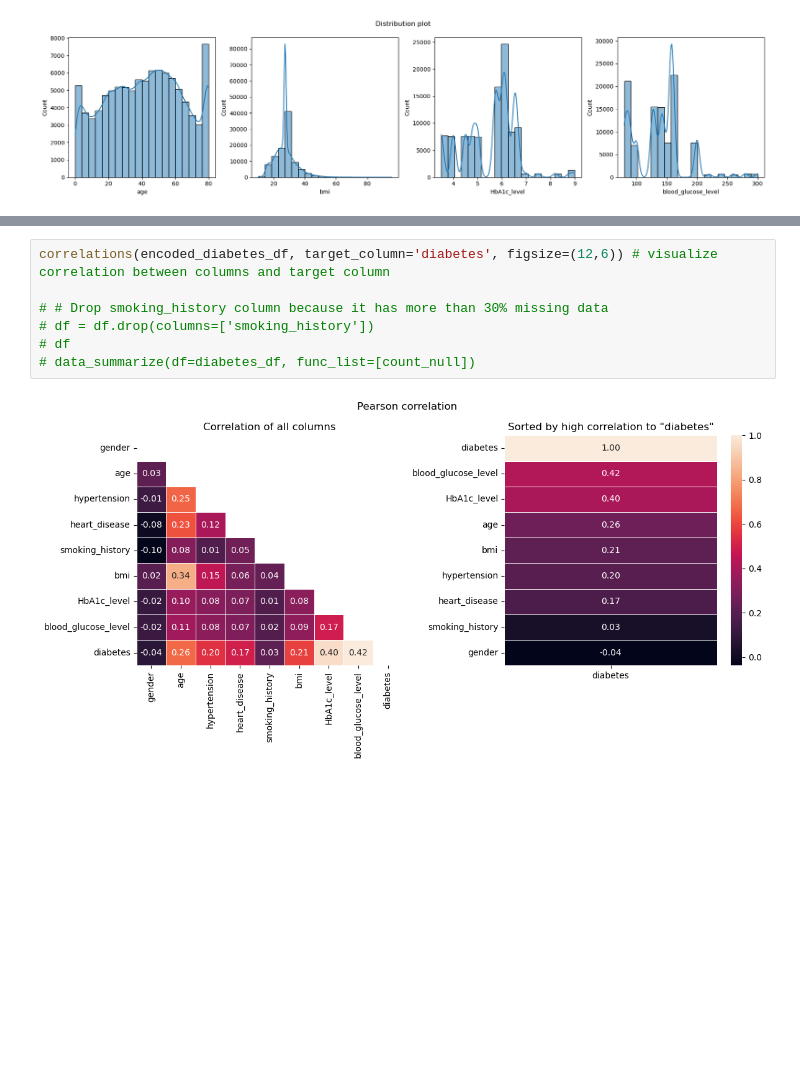
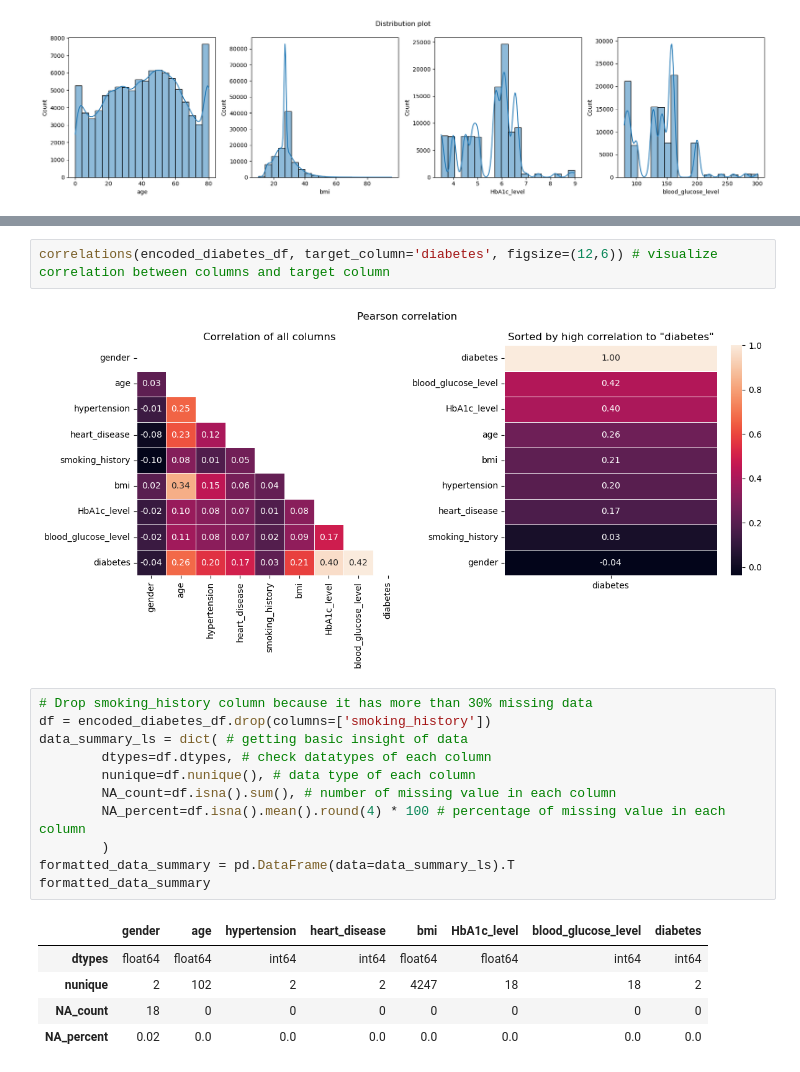
Before and after one commit to YeochanYoun119/Diabetes_Study, a Jupyter notebook: diabetes_study.ipynb, the cells around one changed output, grey strips where cells are left out. Cells and saved outputs as stored; diff of their text form; blank space fills up the shorter version.

```diff
--- a/diabetes_study.ipynb
+++ b/diabetes_study.ipynb
@@ -101,10 +101,22 @@ diabetes_df.describe()
 | max | 80.000000 | 1.00000 | 1.000000 | 95.690000 | 9.000000 | 300.000000 | 1.000000 |
 # %%
 correlations(encoded_diabetes_df, target_column='diabetes', figsize=(12,6)) # visualize correlation between columns and target column
-
-# # Drop smoking_history column because it has more than 30% missing data
-# df = df.drop(columns=['smoking_history'])
-# df
-# data_summarize(df=diabetes_df, func_list=[count_null])
 # %% [output]
 [figure]
+# %%
+# Drop smoking_history column because it has more than 30% missing data
+df = encoded_diabetes_df.drop(columns=['smoking_history'])
+data_summary_ls = dict( # getting basic insight of data
+        dtypes=df.dtypes, # check datatypes of each column
+        nunique=df.nunique(), # data type of each column
+        NA_count=df.isna().sum(), # number of missing value in each column
+        NA_percent=df.isna().mean().round(4) * 100 # percentage of missing value in each column
+        )
+formatted_data_summary = pd.DataFrame(data=data_summary_ls).T
+formatted_data_summary
+# %% [output]
+|  | gender | age | hypertension | heart_disease | bmi | HbA1c_level | blood_glucose_level | diabetes |
+| dtypes | float64 | float64 | int64 | int64 | float64 | float64 | int64 | int64 |
+| nunique | 2 | 102 | 2 | 2 | 4247 | 18 | 18 | 2 |
+| NA_count | 18 | 0 | 0 | 0 | 0 | 0 | 0 | 0 |
+| NA_percent | 0.02 | 0.0 | 0.0 | 0.0 | 0.0 | 0.0 | 0.0 | 0.0 |
```
Also changed, not shown: parts of 6 cells of this notebook.
